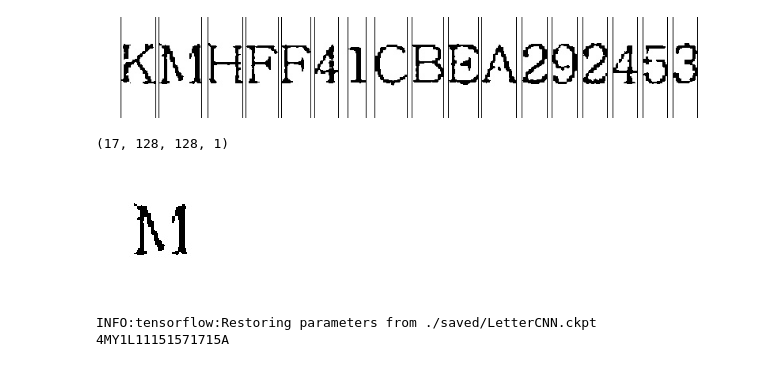
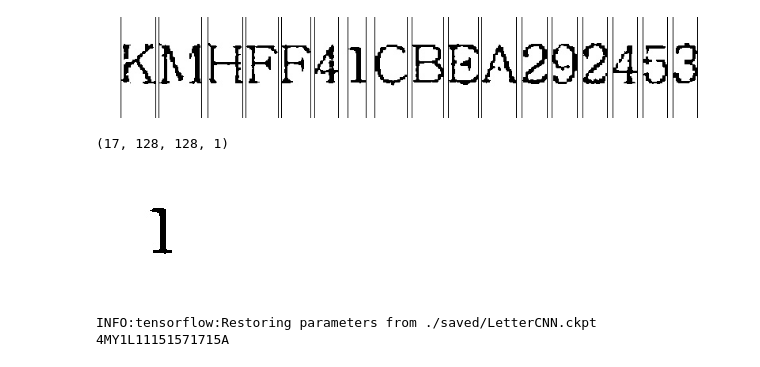
Before and after one commit to JinhoKim07/Code_For_Class, a Jupyter notebook: Samsung/Week4/Project/Char_Dig_Recognition.ipynb, the cells around one changed output. Cells and saved outputs as stored; diff of their text form; code cells hidden in the pictures.

```diff
--- a/Samsung/Week4/Project/Char_Dig_Recognition.ipynb
+++ b/Samsung/Week4/Project/Char_Dig_Recognition.ipynb
@@ -351,11 +351,11 @@ SAMPLE = np.array(SAMPLE)
 # %%
 print (SAMPLE.shape)
 
-cv2.imwrite('./sample.jpg',SAMPLE[1])
+cv2.imwrite('./sample.jpg',SAMPLE[6])
 Image('./sample.jpg')
 # %% [output]
 (17, 128, 128, 1)
-[figure, old version]
+[figure, new version]
 # %%
 checkpoint_path = "./saved/LetterCNN.ckpt"
 #n_outputs = 10
```
Also changed, not shown: 18 other files.
